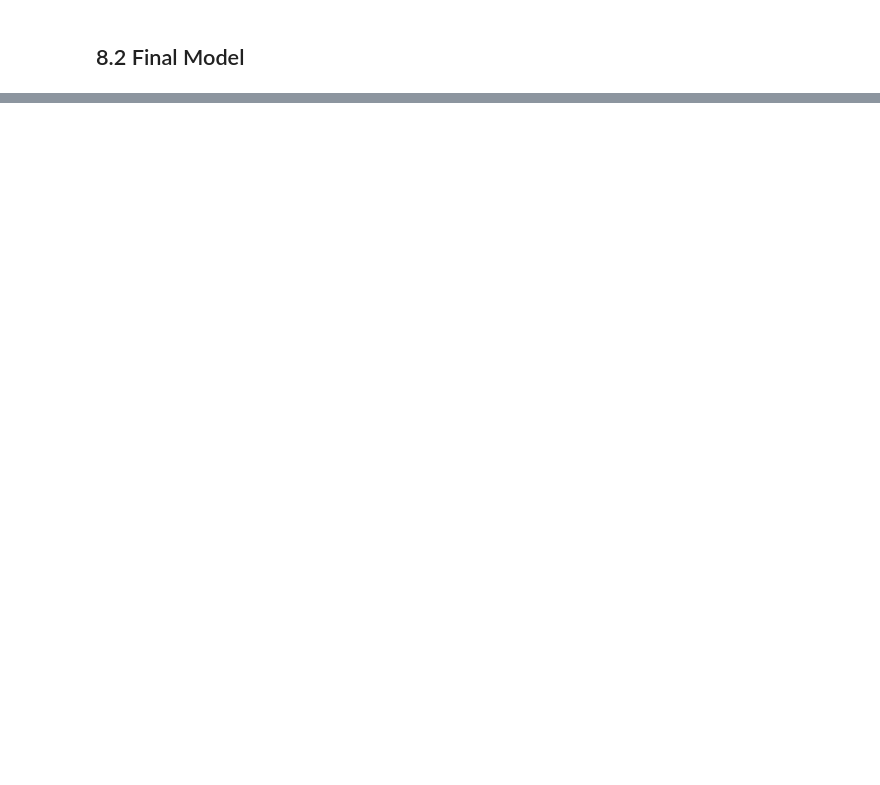
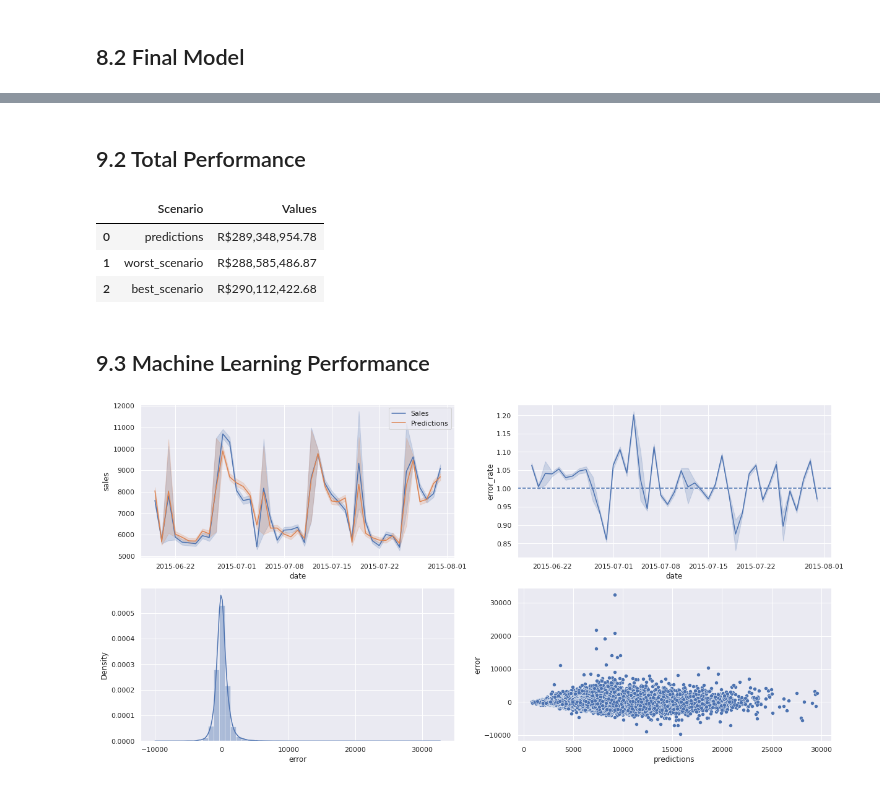
Before and after one commit to Alexandre-Magno/rossmann_sales, a Jupyter notebook: Ciclo_01_rossmann.ipynb, the cells around one changed output, grey strips where cells are left out. Cells and saved outputs as stored; diff of their text form; code cells hidden in the pictures; blank space fills up the shorter version.

```diff
--- a/Ciclo_01_rossmann.ipynb
+++ b/Ciclo_01_rossmann.ipynb
@@ -1236,4 +1173,4 @@ Iteration 1
 ## 8.2 Final Model
 # %%
 
-param_tuned = {'n_estimators': 100, 'max_depth': 50, 'min_samples_split': 2, 'min_samples_leaf': 1, 'bootstrap': True}
+param_tuned = {'n_estimators': 90, 'max_depth': 50, 'min_samples_split': 2, 'min_samples_leaf': 1, 'bootstrap': True}
@@ -1263,0 +1177,14 @@ NameError: name 'df' is not defined
+# %%
+#model
+rf_tuned = RandomForestRegressor(random_state = 42,
+                                 n_jobs=-1,
+                                 n_estimators=param_tuned['n_estimators'],
+                                 max_depth=param_tuned['max_depth'],
+                                 min_samples_split=param_tuned['min_samples_split'],
+                                 min_samples_leaf=param_tuned['min_samples_leaf'],
+                                 bootstrap=param_tuned['bootstrap'] )
+models = [rf_tuned]
+
+#prediction
+df_performance, yhat_tuned = get_model_performance(models, x_train, y_train, x_test, y_test )
+df_performance
@@ -1263,0 +1203,6 @@ NameError: name 'df' is not defined
+# %%
+df9 = X_test[cols_full]
+
+#rescale
+df9['sales'] = np.expm1( df9['sales'] )
+df9['predictions'] = np.expm1( yhat_tuned )
@@ -1263,0 +1244,31 @@ NameError: name 'df' is not defined
+# %% [markdown]
+## 9.2 Total Performance
+# %%
+df92 = df_result[['predictions','worst_scenario' ,'best_scenario']].apply( lambda x: np.sum(x ), axis=0).reset_index().rename(columns={'index':'Scenario',0:'Values'})
+df92['Values'] = df92['Values'].map( 'R${:,.2f}'.format )
+df92
+# %% [output]
+|  | Scenario | Values |
+| 0 | predictions | R$289,348,954.78 |
+| 1 | worst_scenario | R$288,585,486.87 |
+| 2 | best_scenario | R$290,112,422.68 |
+# %% [markdown]
+## 9.3 Machine Learning Performance
+# %%
+df9['error'] = df9['sales'] - df9['predictions']
+df9['error_rate'] = df9['predictions'] / df9['sales']
+# %%
+plt.subplot( 2, 2, 1 )
+sns.lineplot( x=df9['date'], y=df9['sales'], label='Sales')
+sns.lineplot( x=df9['date'], y=df9['predictions'], label='Predictions')
+
+plt.subplot( 2, 2, 2 )
+sns.lineplot( x=df9['date'], y=df9['error_rate'] )
+plt.axhline( 1, linestyle='--')
+plt.subplot( 2, 2, 3 )
+sns.distplot( df9['error'] )
+
+plt.subplot( 2, 2, 4 )
+sns.scatterplot( df9['predictions'], df9['error'] );
+# %% [output]
+[figure, added]
```
Also changed, not shown: parts of 31 cells of this notebook, 1 other file.
